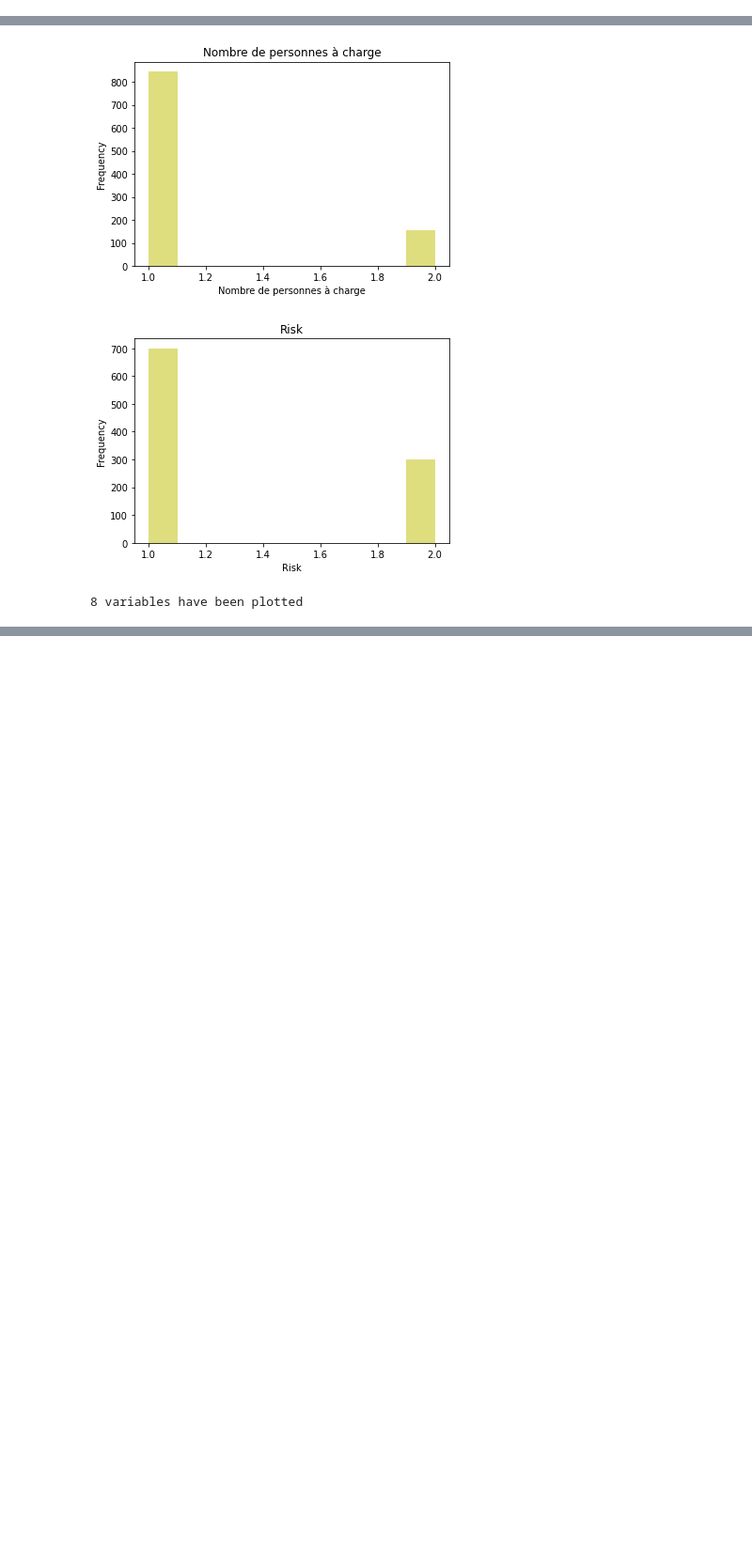
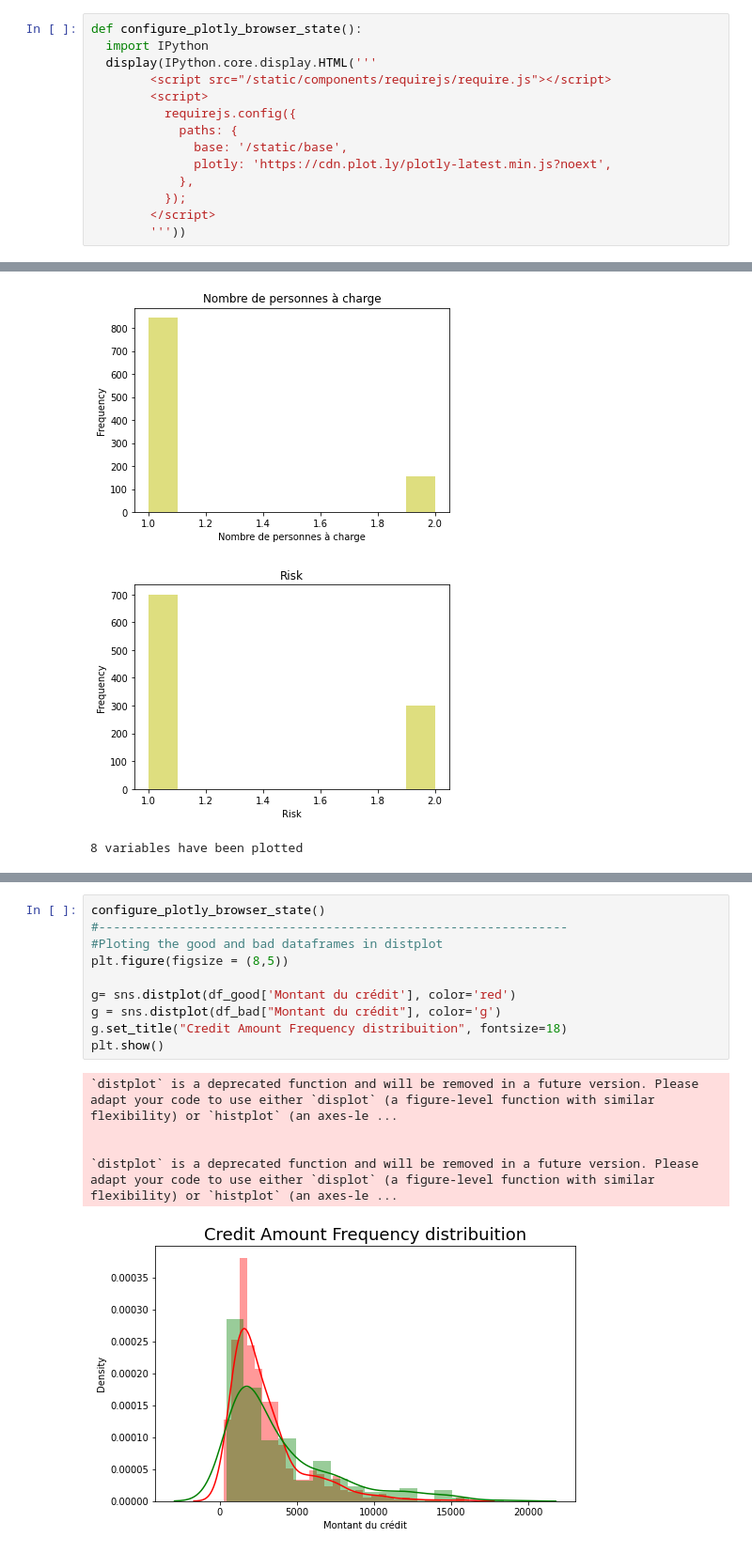
Before and after one commit to Erifai/SupervisedLearningProjectM2, a Jupyter notebook: SupervisedLearningProjectM2.ipynb, the cells around one changed output, grey strips where cells are left out. Shown at 94% size. Saved outputs shown, nothing was run; the diff lists cells and outputs as text; blank space fills up the shorter version.

```diff
--- a/SupervisedLearningProjectM2.ipynb
+++ b/SupervisedLearningProjectM2.ipynb
@@ -44,3 +44,17 @@ pd.set_option('display.float_format', lambda x: '%.3f' % x)
+# %%
+def configure_plotly_browser_state():
+  import IPython
+  display(IPython.core.display.HTML('''
+        <script src="/static/components/requirejs/require.js"></script>
+        <script>
+          requirejs.config({
+            paths: {
+              base: '/static/base',
+              plotly: 'https://cdn.plot.ly/plotly-latest.min.js?noext',
+            },
+          });
+        </script>
+        '''))
 # %%
 df = pd.read_csv('/content/german.csv',header=None)
 # %%
@@ -216,0 +461,16 @@ Number of Numerical Variable:  8
+# %%
+configure_plotly_browser_state()
+#----------------------------------------------------------------
+#Ploting the good and bad dataframes in distplot
+plt.figure(figsize = (8,5))
+
+g= sns.distplot(df_good['Montant du crédit'], color='red')
+g = sns.distplot(df_bad["Montant du crédit"], color='g')
+g.set_title("Credit Amount Frequency distribuition", fontsize=18)
+plt.show()
+# %% [output]
+`distplot` is a deprecated function and will be removed in a future version. Please adapt your code to use either `displot` (a figure-level function with similar flexibility) or `histplot` (an axes-le ...
+
+
+`distplot` is a deprecated function and will be removed in a future version. Please adapt your code to use either `displot` (a figure-level function with similar flexibility) or `histplot` (an axes-le ...
+[figure, added]
```
Also changed, not shown: parts of 15 cells of this notebook.
